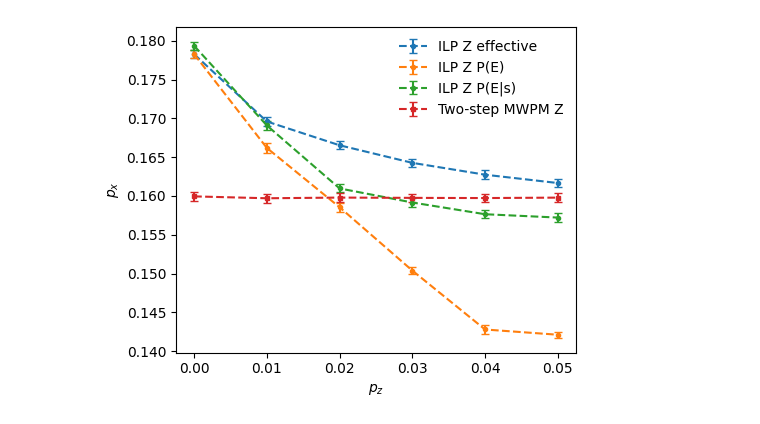
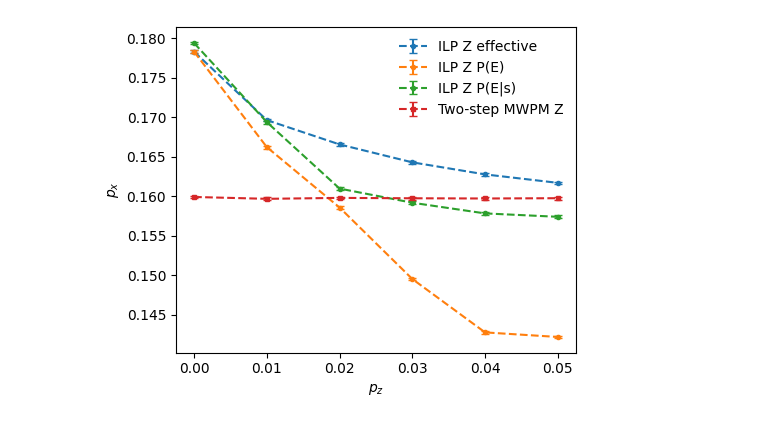
Before and after one commit to steamdou/TOPO-QC, a Jupyter notebook: data_plots/phase_diagram_Z_final.ipynb, the cells around one changed output. Cells and saved outputs as stored; diff of their text form; code cells hidden in the pictures.

Commit message:
new error bars

```diff
--- a/data_plots/phase_diagram_Z_final.ipynb
+++ b/data_plots/phase_diagram_Z_final.ipynb
@@ -1,36 +1,35 @@
 # %%
 import numpy as np
 import matplotlib.pyplot as plt
 from matplotlib.patches import FancyArrowPatch
 
 pz = [0, 0.01, 0.02, 0.03, 0.04, 0.05]
 
-heralded = [0.17935678, 1.69089949e-01, 0.16097154, 0.15915751, 1.57646400e-01, 1.57216272e-01]
-heralded_error = [5.08951095e-04, 5.54348408e-04,5.16351517e-04, 5.52963391e-04, 5.45282412e-04, 5.36096312e-04 ]
+heralded = [0.17936905, 0.16937081, 0.16097154, 0.15918198, 0.15783245, 0.15740289]
+heralded_error = [1.60684316e-04, 1.88845135e-04, 1.63284669e-04, 1.73094196e-04, 1.76853538e-04, 1.76709896e-04]
 
+unheralded = [0.15991093, 0.15967589, 0.15979468, 0.15974546, 0.15971821, 0.15975487]
+unheralded_error = [1.74870608e-04, 1.75585209e-04, 1.73853687e-04, 1.75349462e-04, 1.77996418e-04, 1.77628453e-04]
 
-unheralded = [0.15994577, 0.1597036, 0.15979141, 0.15975459, 0.15973017, 0.15978652]
-unheralded_error = [5.52188549e-04, 5.58152487e-04, 5.58148153e-04, 5.60203643e-04, 5.68463120e-04, 5.62146359e-04]
+heralded_eff = [0.17828065, 0.16962938, 0.16655462, 0.16428809, 0.16276494, 0.16169584]
+heralded_eff_error = [1.57912946e-04, 1.73299739e-04, 1.71910608e-04, 1.67339648e-04, 1.72563772e-04, 1.70252526e-04]
 
-heralded_eff = [0.17827728, 0.16959743, 0.16653257, 0.16426649, 0.16274023, 0.16166687]
-heralded_eff_error = [5.02948911e-04, 5.45674590e-04, 5.43104172e-04, 5.27135699e-04, 5.46706518e-04, 5.38374972e-04]
+heralded_E = [0.17828065, 0.16621118, 0.15857435, 1.49538788e-01, 0.14278795, 0.142209]
+heralded_E_error = [1.57912946e-04, 1.90648798e-04, 1.89510738e-04, 1.09476010e-04, 1.97509909e-04, 1.19467047e-04]
 
-heralded_E = [0.17827728, 0.1661902, 0.15854736, 1.50384942e-01, 0.14279237, 1.42117772e-01]
-heralded_E_error = [5.02948911e-04, 6.09913840e-04, 5.99435238e-04, 4.08413221e-04,6.32013953e-04, 4.10419212e-04]
 
 plt.figure(figsize=(5, 4))
 plt.errorbar(pz, heralded_eff, yerr=heralded_eff_error, marker='o', markersize=3, linestyle='--', capsize=3, label='ILP Z effective')
 plt.errorbar(pz, heralded_E, yerr=heralded_E_error, marker='o', markersize=3, linestyle='--', capsize=3, label='ILP Z P(E)')
 plt.errorbar(pz, heralded, yerr=heralded_error, marker='o', markersize=3, linestyle='--', capsize=3, label='ILP Z P(E|s)')
 plt.errorbar(pz, unheralded, yerr=unheralded_error, marker='s', markersize=3, linestyle='--', capsize=3, label='Two-step MWPM Z')
 
 
 plt.xlabel(r'$p_z$')
 plt.ylabel(r'$p_x$')
 plt.legend(frameon=False)
 
 plt.tight_layout()
-plt.savefig("unstable.png", dpi=300, bbox_inches='tight')
 plt.show()
 # %% [output]
-[figure, old version]
+[figure, new version]
```
Also changed, not shown: 2 other files.
